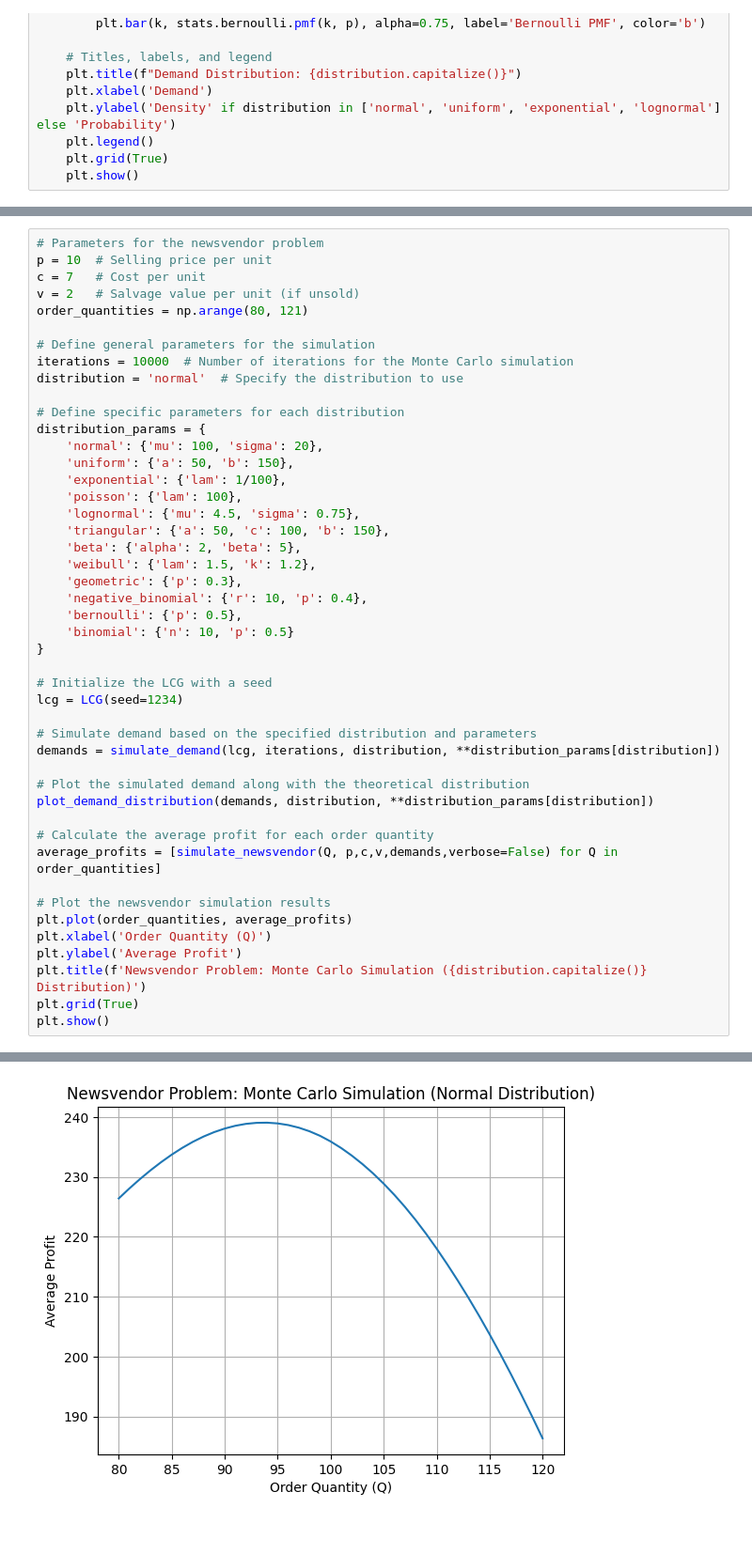
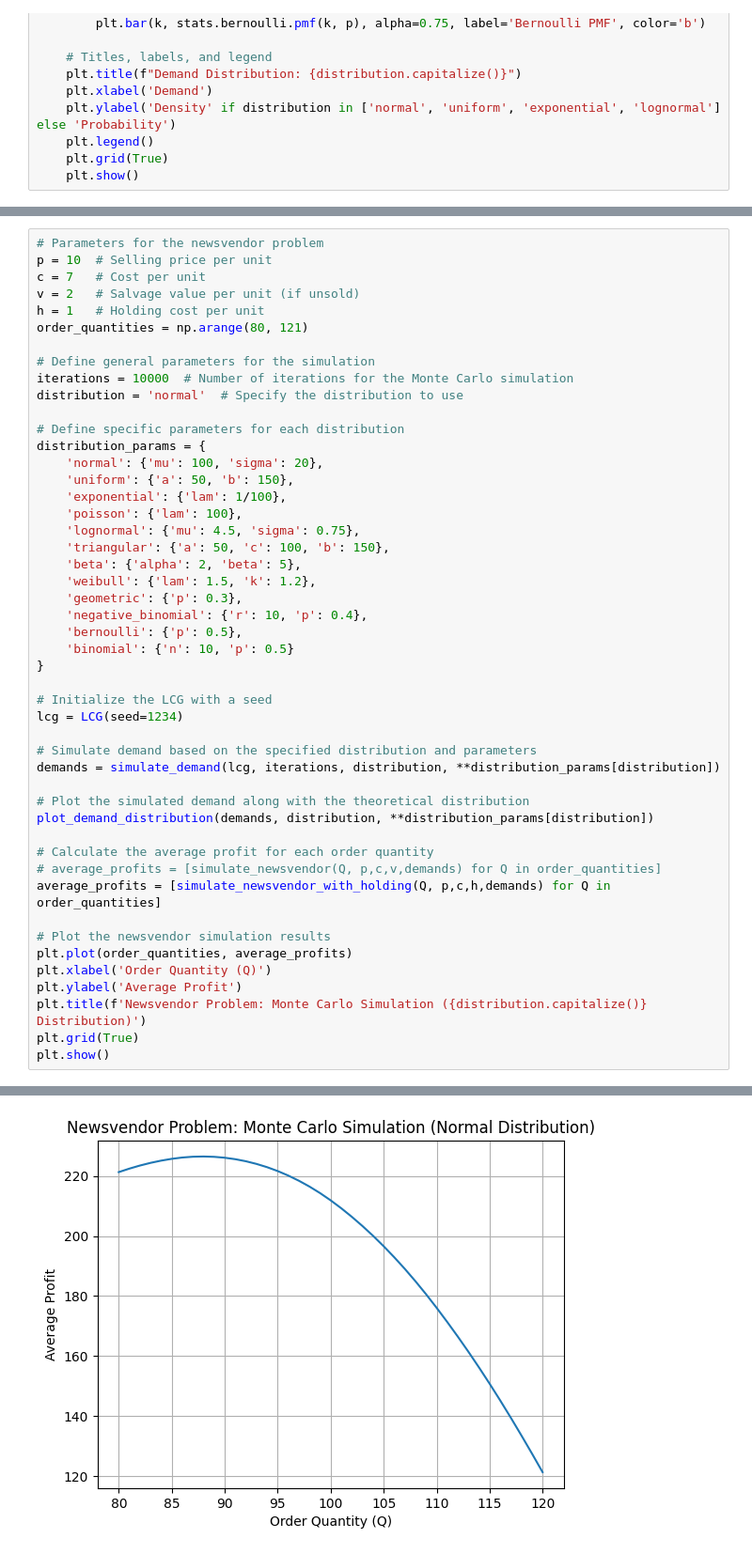
Before and after one commit to camachomauricio/Simulation-ISYE-6644, a Jupyter notebook: JupyterNBs/app_v2.ipynb, the cells around one changed output, grey strips where cells are left out. Shown: that part at 94% size. Saved outputs shown, nothing was run; the diff lists cells and outputs as text.

```diff
--- a/JupyterNBs/app_v2.ipynb
+++ b/JupyterNBs/app_v2.ipynb
@@ -257,6 +280,7 @@ def simulate_newsvendor(order_quantity, selling_price, unit_cost, salvage_value,
 p = 10  # Selling price per unit
 c = 7   # Cost per unit
 v = 2   # Salvage value per unit (if unsold)
+h = 1   # Holding cost per unit
 order_quantities = np.arange(80, 121)
 
 # Define general parameters for the simulation
@@ -272,35 +296,36 @@ distribution_params = {
     'lognormal': {'mu': 4.5, 'sigma': 0.75},
     'triangular': {'a': 50, 'c': 100, 'b': 150},
     'beta': {'alpha': 2, 'beta': 5},
     'weibull': {'lam': 1.5, 'k': 1.2},
     'geometric': {'p': 0.3},
     'negative_binomial': {'r': 10, 'p': 0.4},
     'bernoulli': {'p': 0.5},
     'binomial': {'n': 10, 'p': 0.5}
 }
 
 # Initialize the LCG with a seed
 lcg = LCG(seed=1234)
 
 # Simulate demand based on the specified distribution and parameters
 demands = simulate_demand(lcg, iterations, distribution, **distribution_params[distribution])
 
 # Plot the simulated demand along with the theoretical distribution
 plot_demand_distribution(demands, distribution, **distribution_params[distribution])
 
 # Calculate the average profit for each order quantity
-average_profits = [simulate_newsvendor(Q, p,c,v,demands,verbose=False) for Q in order_quantities]
+# average_profits = [simulate_newsvendor(Q, p,c,v,demands) for Q in order_quantities]
+average_profits = [simulate_newsvendor_with_holding(Q, p,c,h,demands) for Q in order_quantities]
 
 # Plot the newsvendor simulation results
 plt.plot(order_quantities, average_profits)
 plt.xlabel('Order Quantity (Q)')
 plt.ylabel('Average Profit')
 plt.title(f'Newsvendor Problem: Monte Carlo Simulation ({distribution.capitalize()} Distribution)')
 plt.grid(True)
 plt.show()
 # %% [output]
 [figure]
-[figure, old version]
+[figure, new version]
 # %%
 optimal_quantity = order_quantities[np.argmax(average_profits)]
 optimal_profit = max(average_profits)
```
Also changed, not shown: parts of 3 cells of this notebook.
